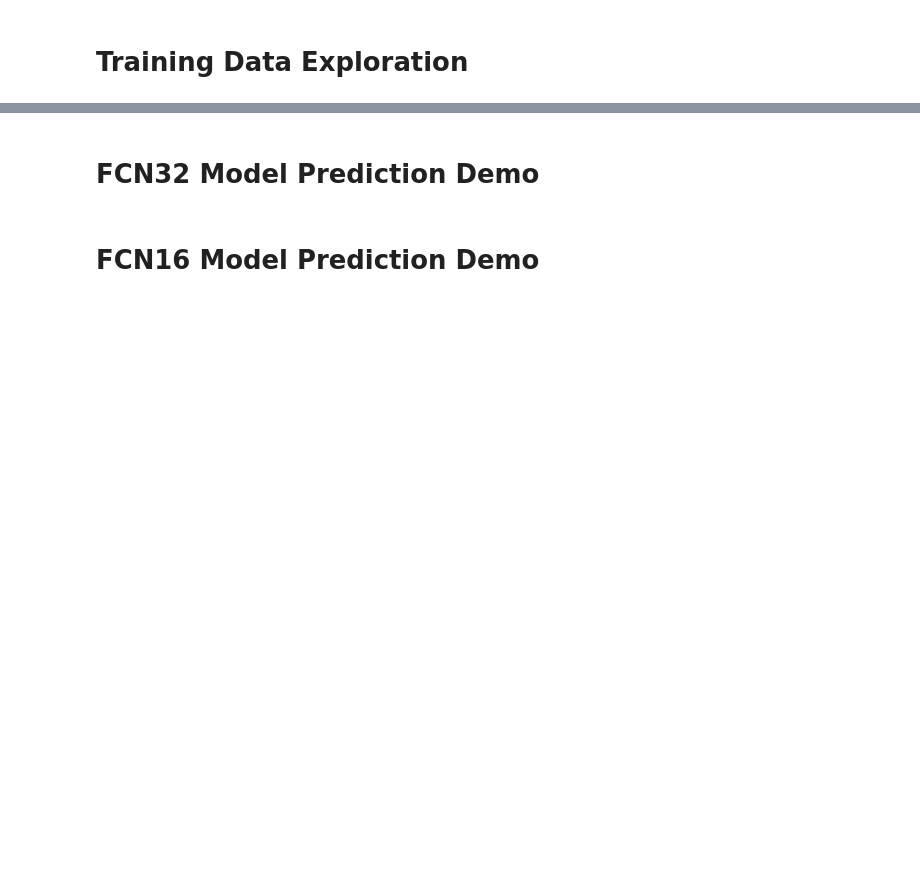
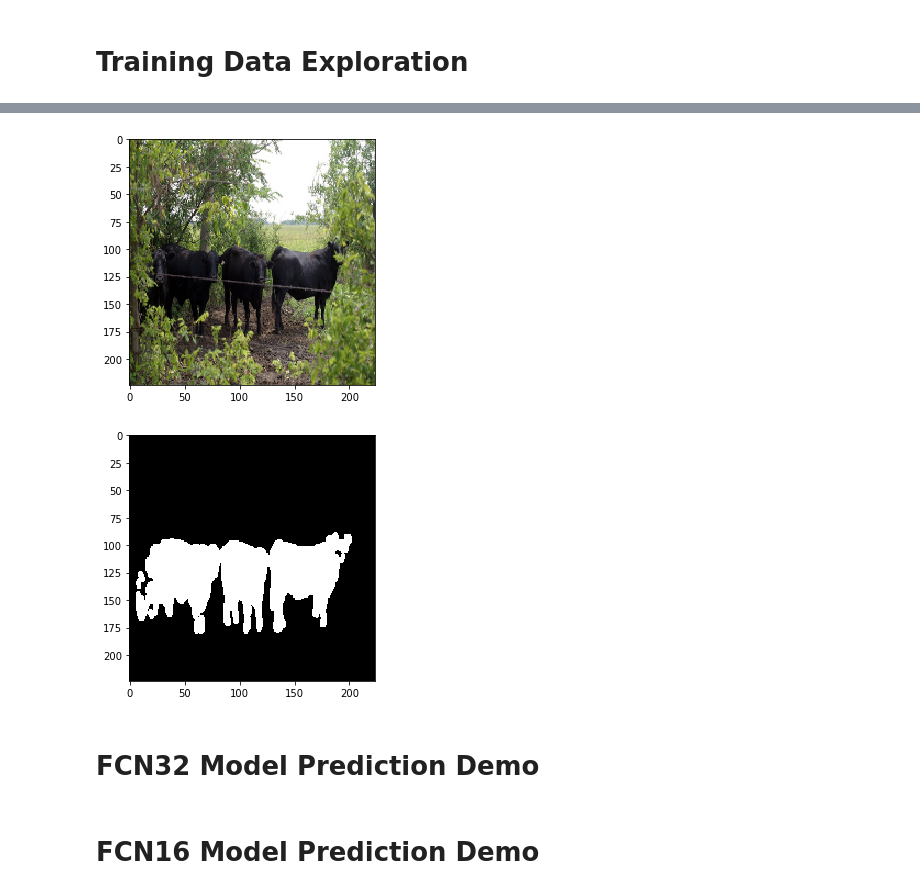
Before and after one commit to Charlio/image-classification-segmentation, a Jupyter notebook: data-exploration-and-prediction-demo.ipynb, the cells around one changed output, grey strips where cells are left out. Cells and saved outputs as stored; diff of their text form; code cells hidden in the pictures; blank space fills up the shorter version.

```diff
--- a/data-exploration-and-prediction-demo.ipynb
+++ b/data-exploration-and-prediction-demo.ipynb
@@ -18,3 +49,11 @@ imgs, masks = load_data()
+# %%
+io.imshow(imgs[0])
+io.show()
+io.imshow(np.squeeze(masks[0], -1))
+io.show()
+# %% [output]
+[figure, added]
+[figure, added]
 # %% [markdown]
 # FCN32 Model Prediction Demo
 # %%
```
Also changed, not shown: parts of 13 cells of this notebook, 7 other files.
